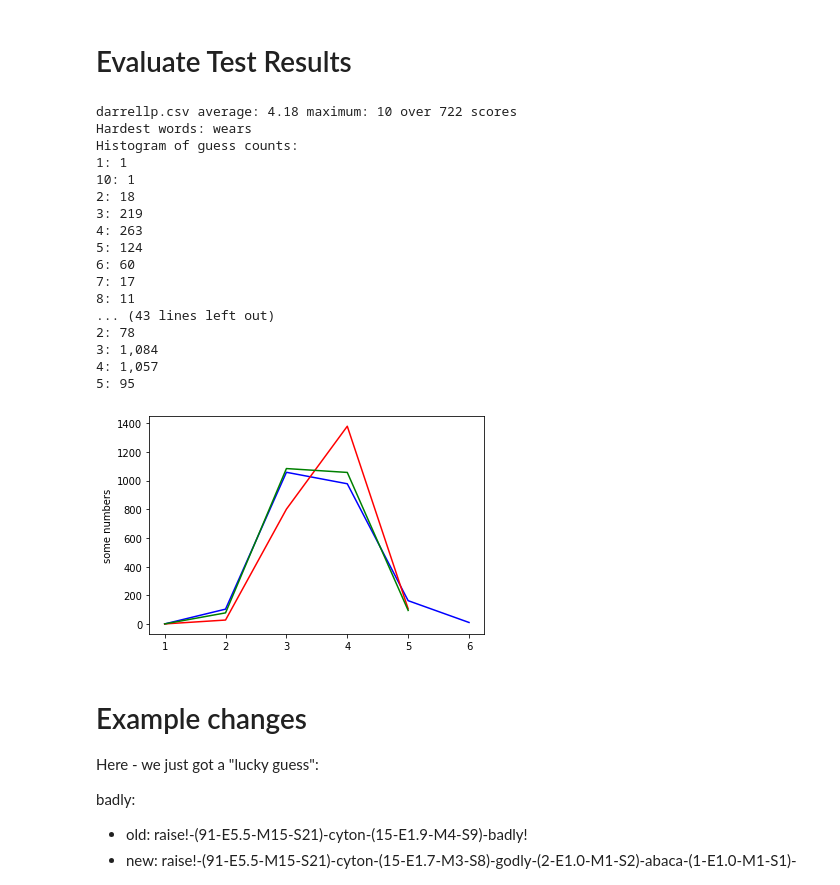
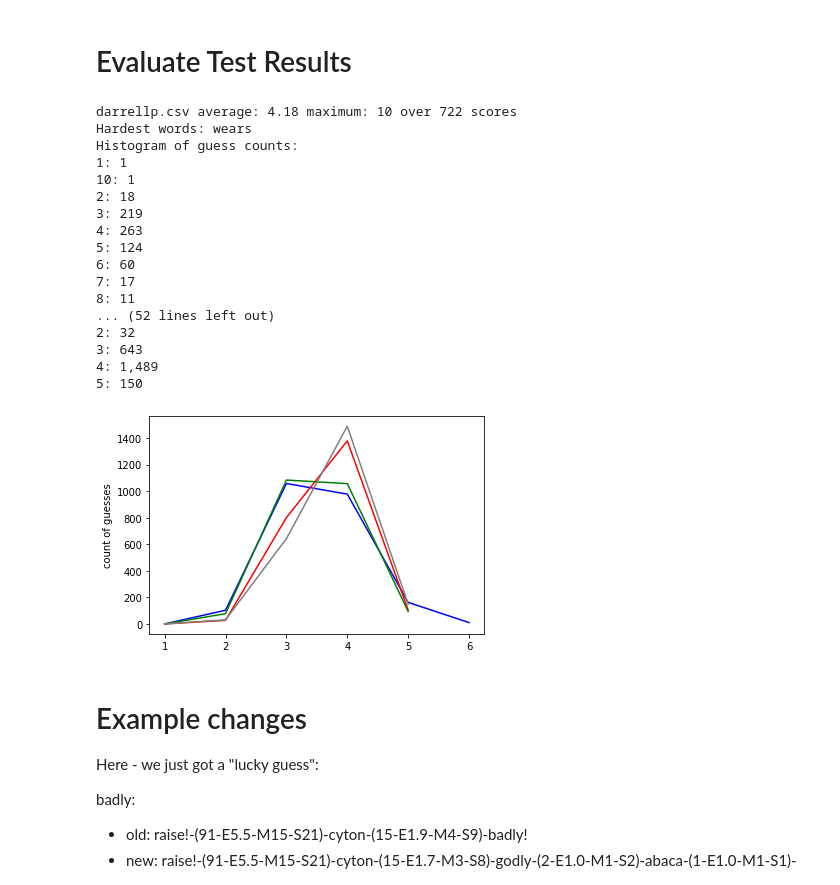
Before and after one commit to mckoss/wordle-guesser, a Jupyter notebook: tools/notebook.ipynb, the cells around one changed output. Saved outputs shown, nothing was run; the diff lists cells and outputs as text; code cells hidden in the pictures.

```diff
--- a/tools/notebook.ipynb
+++ b/tools/notebook.ipynb
@@ -132,6 +132,7 @@ analyze_results('sample.csv')
 analyze_results('all-solutions.csv')
 analyze_results('all-expectations.csv')
 analyze_results('half-expectation.csv')
+analyze_results('opt-worst-case.csv')
 # %% [output]
 darrellp.csv average: 4.18 maximum: 10 over 722 scores
 Hardest words: wears
@@ -145,20 +146,21 @@ Histogram of guess counts:
 6: 60
 7: 17
 8: 11
-... (43 lines left out)
-2: 78
-3: 1,084
-4: 1,057
-5: 95
+... (52 lines left out)
+2: 32
+3: 643
+4: 1,489
+5: 150
 # %%
 import matplotlib.pyplot as plt
-plt.plot([1,2,3,4,5,6], [1, 104, 1058, 978, 163, 11], 'b')
-plt.plot([1,2,3,4,5], [1, 28, 801, 1379, 106], 'r')
-plt.plot([1,2,3,4,5], [1, 78, 1084, 1057, 95], 'g')
-plt.ylabel('some numbers')
+plt.plot([1,2,3,4,5,6], [1, 104, 1058, 978, 163, 11], 'blue')
+plt.plot([1,2,3,4,5], [1, 28, 801, 1379, 106], 'red')
+plt.plot([1,2,3,4,5], [1, 78, 1084, 1057, 95], 'green')
+plt.plot([1,2,3,4,5], [1, 32, 643, 1489, 150], 'grey')
+plt.ylabel('count of guesses')
 plt.show()
 # %% [output]
-[figure, old version]
+[figure, new version]
 # %% [markdown]
 # Example changes
 
```
